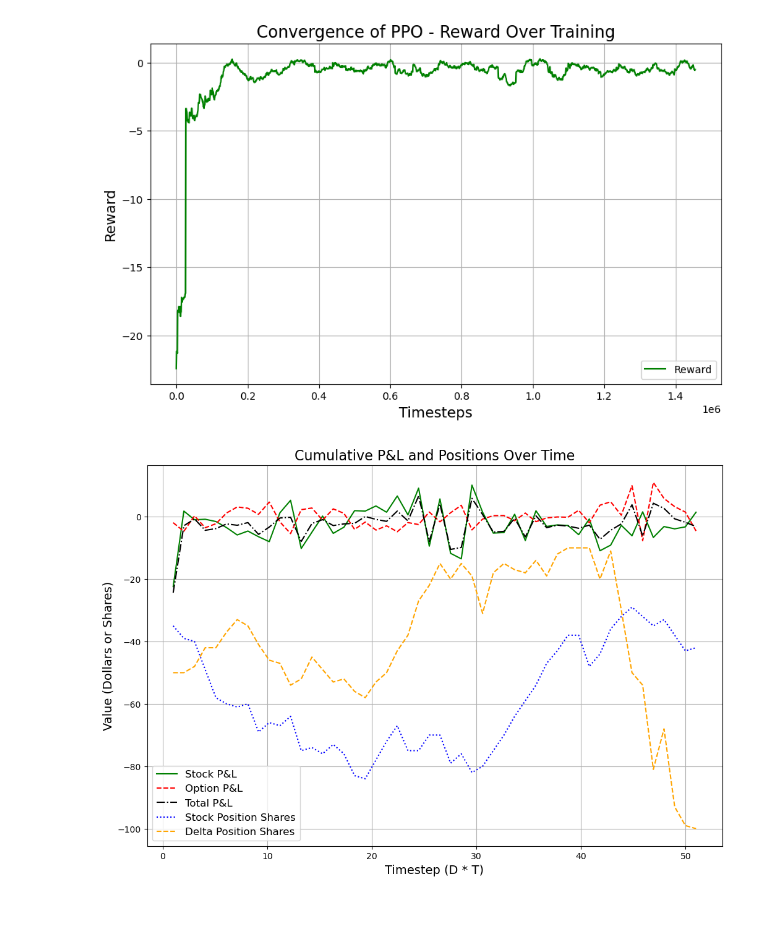
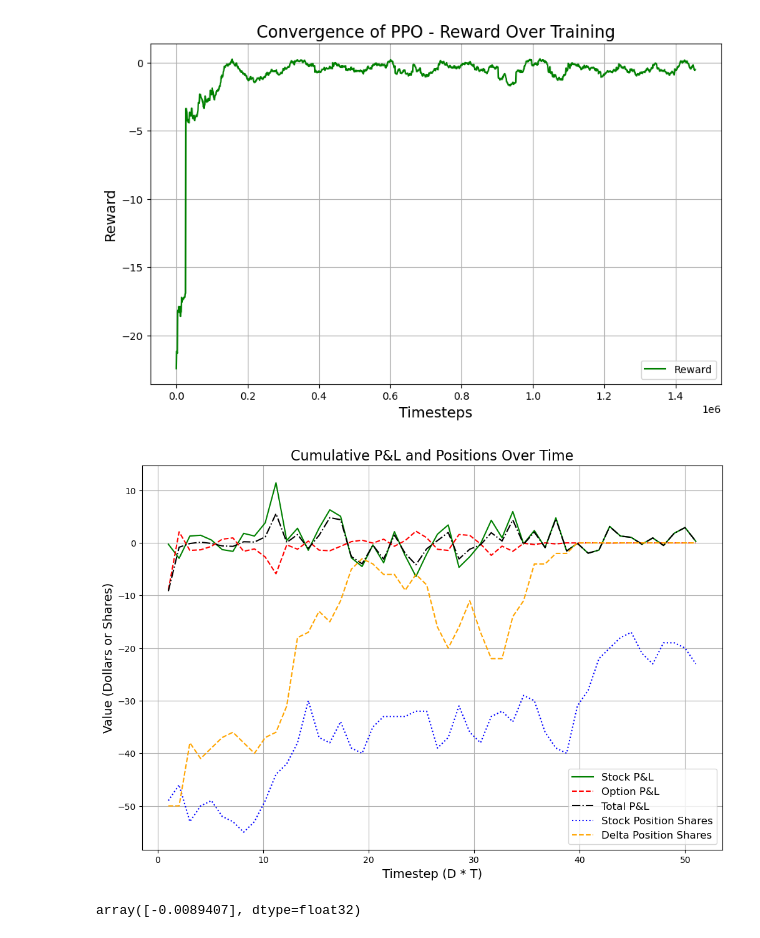
Before and after one commit to Lambulani/deepHedgingRL, a Jupyter notebook: notebooks/Deep_Hedging_PPO.ipynb, the cells around one changed output. Cells and saved outputs as stored; diff of their text form; code cells hidden in the pictures; blank space fills up the shorter version.

```diff
--- a/notebooks/Deep_Hedging_PPO.ipynb
+++ b/notebooks/Deep_Hedging_PPO.ipynb
@@ -177,7 +177,7 @@ from stable_baselines3.common.torch_layers import BaseFeaturesExtractor
 from stable_baselines3.common.utils import get_schedule_fn
 import os
 
-model = PPO.load("C:/Users/levyb/Documents/Masters Data Science - 2nd Year/deepHedgingRL/notebooks/models/PPO/ppo_1000000.zip")
+model = PPO.load("C:/Users/levyb/Documents/Masters Data Science - 2nd Year/deepHedgingRL/notebooks/models/PPO/ppo_1400000.zip")
 num_episodes = 1
 
 for episode in range(num_episodes):
@@ -198,43 +198,47 @@ for episode in range(num_episodes):
         delta_action = -100 * round(current_state[4], 2)
         action, _states = model.predict(current_state, deterministic = False)
         next_state, reward, done, info = env.step(action)
-        delta_h =   next_state[0] -current_state[0]
+        delta_h =   action[0]
         option_pnl = (100*(next_state[3]-current_state[3]))
-        stock_pnl = (-next_state[0]*(next_state[1] -current_state[1])- cost(delta_h, 5))
+        stock_pnl = (-current_state[0]*(next_state[1] -current_state[1])-cost(delta_h, 5))
         cum_option_pnl =+ option_pnl
         cum_stock_pnl =+ stock_pnl
         cum_cost_pnl =+ cost(delta_h, 5)
 
         option_pnls.append(cum_option_pnl)
         stock_pnls.append(cum_stock_pnl)
         cost_pnls.append(cum_cost_pnl)
         total_pnl.append(cum_option_pnl+cum_stock_pnl)
         stock_pos_shares.append(-next_state[0])
         delta_pos_shares.append(delta_action)
 
         if done:
             state = env.reset()
 
     time_axis = np.linspace(1, num_steps+1, num_steps)
     plt.figure(figsize=(12, 8))
     plt.plot(time_axis, stock_pnls, label='Stock P&L', color='green', linestyle='-')
     plt.plot(time_axis, option_pnls, label='Option P&L', color='red', linestyle='--')
     #plt.plot(time_axis, cost_pnls, label='Cost P&L', color='magenta', linestyle='--')
     plt.plot(time_axis, total_pnl, label='Total P&L', color='black', linestyle='-.')
     plt.plot(time_axis, stock_pos_shares, label='Stock Position Shares', color='blue', linestyle=':')
     plt.plot(time_axis, delta_pos_shares, label='Delta Position Shares', color='orange', linestyle='--')
 
     # Add labels, title, and legend
     plt.xlabel('Timestep (D * T)', fontsize=14)
     plt.ylabel('Value (Dollars or Shares)', fontsize=14)
     plt.title('Cumulative P&L and Positions Over Time', fontsize=16)
     plt.legend(fontsize=12)
     plt.grid(True)
     #plt.savefig("models/PPO/Cost5")
 
     plt.show()
 # %% [output]
-[figure, old version]
+[figure, new version]
+# %%
+action
+# %% [output]
+array([-0.0089407], dtype=float32)
 # %%
 from scipy.ndimage import gaussian_filter1d
 
```
Also changed, not shown: parts of 3 cells of this notebook, 2 other files.
